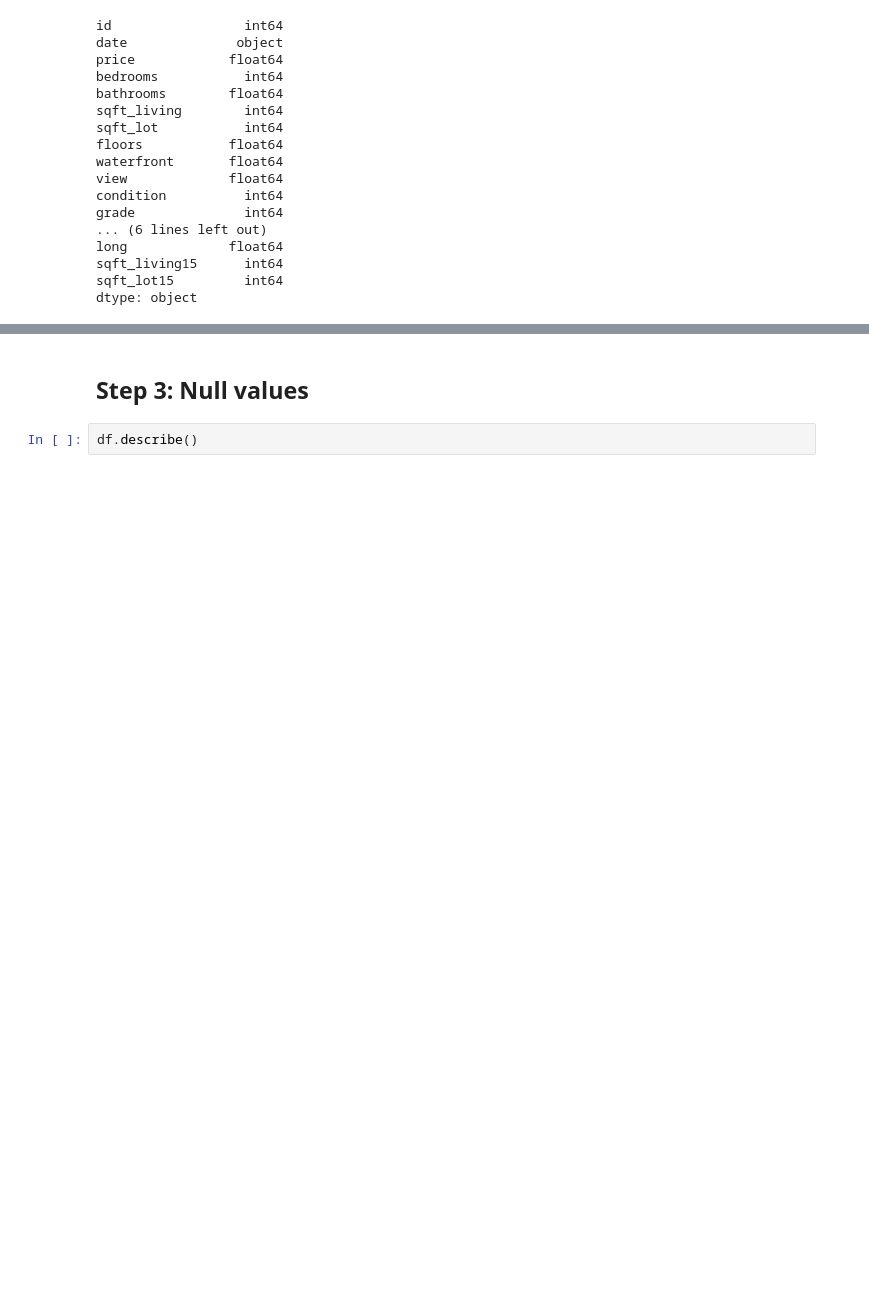
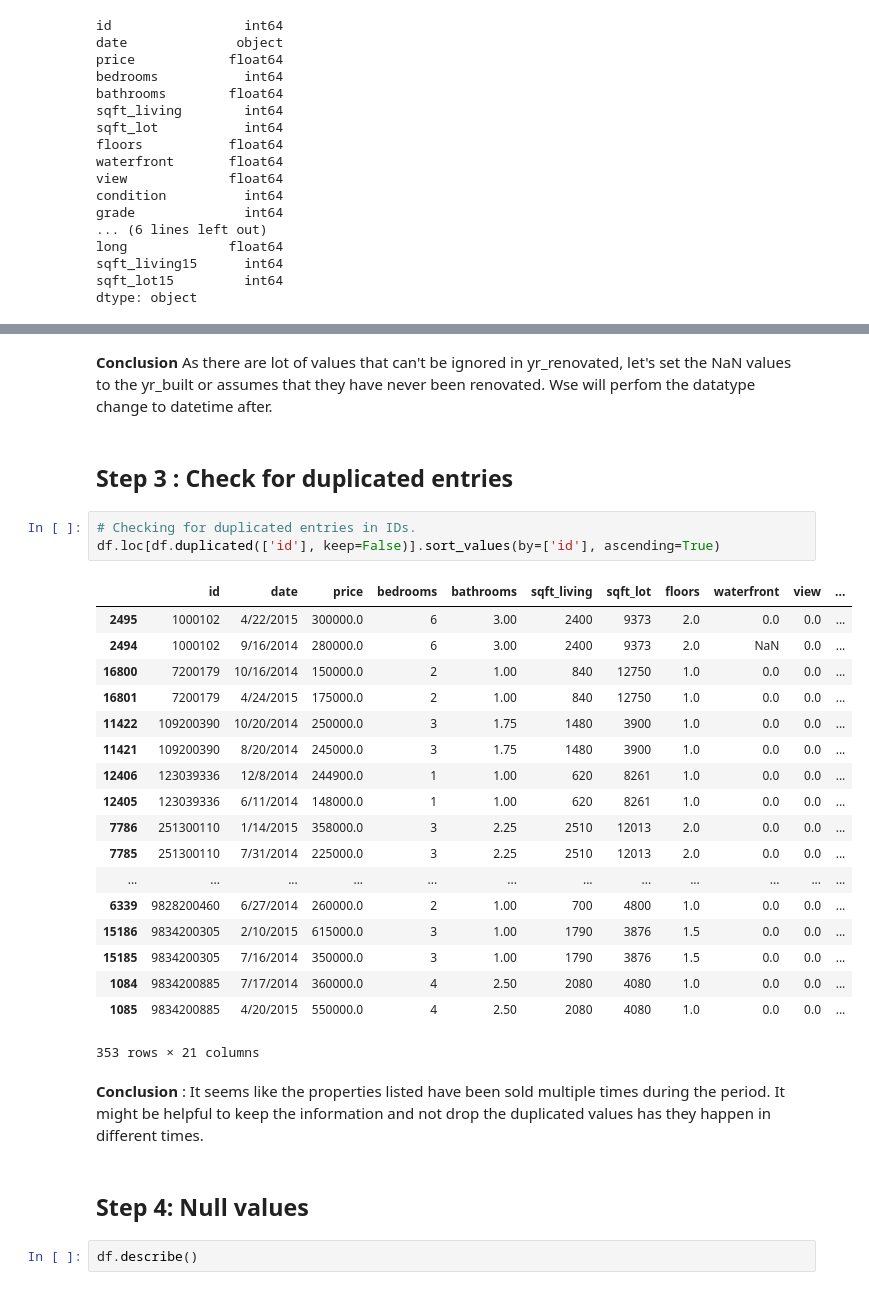
Before and after one commit to harrisonhardin/houston-ds-042219-mod1-project, a Jupyter notebook: EDA.ipynb, the cells around one changed output, grey strips where cells are left out. Drawn from its saved outputs; the diff is of its cells as text; blank space fills up the shorter version.

```diff
--- a/EDA.ipynb
+++ b/EDA.ipynb
@@ -78,5 +130,34 @@ dtype: object
+# %% [markdown]
+**Conclusion** As there are lot of values that can't be ignored in yr_renovated, let's set the NaN values to the yr_built or assumes that they have never been renovated. Wse will perfom the datatype change to datetime after.
+# %% [markdown]
+## Step 3 : Check for duplicated entries
+# %%
+# Checking for duplicated entries in IDs.
+df.loc[df.duplicated(['id'], keep=False)].sort_values(by=['id'], ascending=True)
+# %% [output]
+|  | id | date | price | bedrooms | bathrooms | sqft_living | sqft_lot | floors | waterfront | view | ... |
+| 2495 | 1000102 | 4/22/2015 | 300000.0 | 6 | 3.00 | 2400 | 9373 | 2.0 | 0.0 | 0.0 | ... |
+| 2494 | 1000102 | 9/16/2014 | 280000.0 | 6 | 3.00 | 2400 | 9373 | 2.0 | NaN | 0.0 | ... |
+| 16800 | 7200179 | 10/16/2014 | 150000.0 | 2 | 1.00 | 840 | 12750 | 1.0 | 0.0 | 0.0 | ... |
+| 16801 | 7200179 | 4/24/2015 | 175000.0 | 2 | 1.00 | 840 | 12750 | 1.0 | 0.0 | 0.0 | ... |
+| 11422 | 109200390 | 10/20/2014 | 250000.0 | 3 | 1.75 | 1480 | 3900 | 1.0 | 0.0 | 0.0 | ... |
+| 11421 | 109200390 | 8/20/2014 | 245000.0 | 3 | 1.75 | 1480 | 3900 | 1.0 | 0.0 | 0.0 | ... |
+| 12406 | 123039336 | 12/8/2014 | 244900.0 | 1 | 1.00 | 620 | 8261 | 1.0 | 0.0 | 0.0 | ... |
+| 12405 | 123039336 | 6/11/2014 | 148000.0 | 1 | 1.00 | 620 | 8261 | 1.0 | 0.0 | 0.0 | ... |
+| 7786 | 251300110 | 1/14/2015 | 358000.0 | 3 | 2.25 | 2510 | 12013 | 2.0 | 0.0 | 0.0 | ... |
+| 7785 | 251300110 | 7/31/2014 | 225000.0 | 3 | 2.25 | 2510 | 12013 | 2.0 | 0.0 | 0.0 | ... |
+| ... | ... | ... | ... | ... | ... | ... | ... | ... | ... | ... | ... |
+| 6339 | 9828200460 | 6/27/2014 | 260000.0 | 2 | 1.00 | 700 | 4800 | 1.0 | 0.0 | 0.0 | ... |
+| 15186 | 9834200305 | 2/10/2015 | 615000.0 | 3 | 1.00 | 1790 | 3876 | 1.5 | 0.0 | 0.0 | ... |
+| 15185 | 9834200305 | 7/16/2014 | 350000.0 | 3 | 1.00 | 1790 | 3876 | 1.5 | 0.0 | 0.0 | ... |
+| 1084 | 9834200885 | 7/17/2014 | 360000.0 | 4 | 2.50 | 2080 | 4080 | 1.0 | 0.0 | 0.0 | ... |
+| 1085 | 9834200885 | 4/20/2015 | 550000.0 | 4 | 2.50 | 2080 | 4080 | 1.0 | 0.0 | 0.0 | ... |
+353 rows × 21 columns
+# %% [markdown]
+**Conclusion** : It seems like the properties listed have been sold multiple times during the period.
+It might be helpful to keep the information and not drop the duplicated values has they happen in different times.
 # %% [markdown]
-## Step 3: Null values
+## Step 4: Null values
 # %%
 df.describe()
 # %% [output]
```
Also changed, not shown: parts of 15 cells of this notebook, 4 other files.
